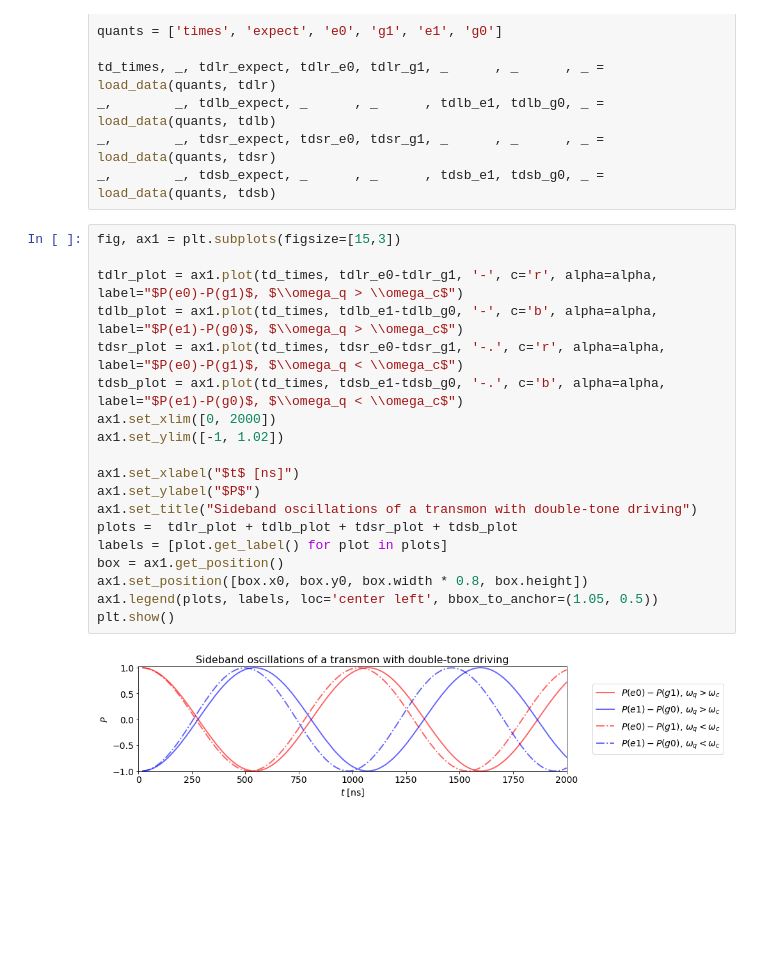
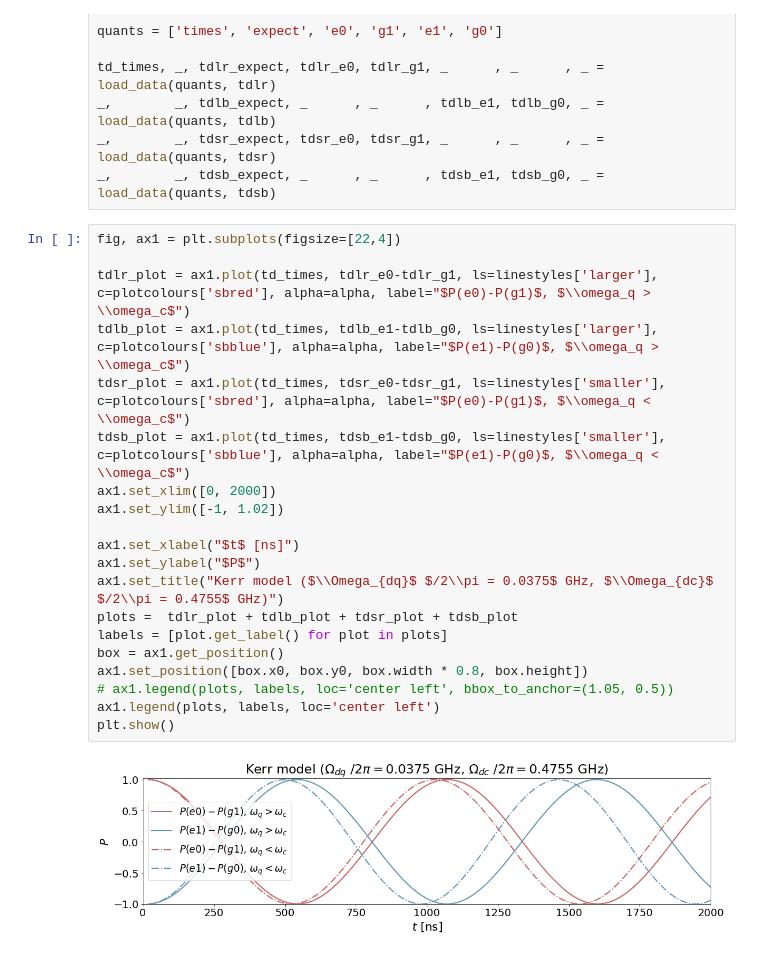
Before and after one commit to wouterkesselsap/thesis, a Jupyter notebook: tdomain_figures.ipynb, the cells around one changed output. Drawn from its saved outputs; the diff is of its cells as text; blank space fills up the shorter version.

```diff
--- a/tdomain_figures.ipynb
+++ b/tdomain_figures.ipynb
@@ -144,23 +145,24 @@ _,        _, tdlb_expect, _      , _      , tdlb_e1, tdlb_g0, _ = load_data(quan
 _,        _, tdsr_expect, tdsr_e0, tdsr_g1, _      , _      , _ = load_data(quants, tdsr)
 _,        _, tdsb_expect, _      , _      , tdsb_e1, tdsb_g0, _ = load_data(quants, tdsb)
 # %%
-fig, ax1 = plt.subplots(figsize=[15,3])
+fig, ax1 = plt.subplots(figsize=[22,4])
 
-tdlr_plot = ax1.plot(td_times, tdlr_e0-tdlr_g1, '-', c='r', alpha=alpha, label="$P(e0)-P(g1)$, $\\omega_q > \\omega_c$")
-tdlb_plot = ax1.plot(td_times, tdlb_e1-tdlb_g0, '-', c='b', alpha=alpha, label="$P(e1)-P(g0)$, $\\omega_q > \\omega_c$")
-tdsr_plot = ax1.plot(td_times, tdsr_e0-tdsr_g1, '-.', c='r', alpha=alpha, label="$P(e0)-P(g1)$, $\\omega_q < \\omega_c$")
-tdsb_plot = ax1.plot(td_times, tdsb_e1-tdsb_g0, '-.', c='b', alpha=alpha, label="$P(e1)-P(g0)$, $\\omega_q < \\omega_c$")
+tdlr_plot = ax1.plot(td_times, tdlr_e0-tdlr_g1, ls=linestyles['larger'], c=plotcolours['sbred'], alpha=alpha, label="$P(e0)-P(g1)$, $\\omega_q > \\omega_c$")
+tdlb_plot = ax1.plot(td_times, tdlb_e1-tdlb_g0, ls=linestyles['larger'], c=plotcolours['sbblue'], alpha=alpha, label="$P(e1)-P(g0)$, $\\omega_q > \\omega_c$")
+tdsr_plot = ax1.plot(td_times, tdsr_e0-tdsr_g1, ls=linestyles['smaller'], c=plotcolours['sbred'], alpha=alpha, label="$P(e0)-P(g1)$, $\\omega_q < \\omega_c$")
+tdsb_plot = ax1.plot(td_times, tdsb_e1-tdsb_g0, ls=linestyles['smaller'], c=plotcolours['sbblue'], alpha=alpha, label="$P(e1)-P(g0)$, $\\omega_q < \\omega_c$")
 ax1.set_xlim([0, 2000])
 ax1.set_ylim([-1, 1.02])
 
 ax1.set_xlabel("$t$ [ns]")
 ax1.set_ylabel("$P$")
-ax1.set_title("Sideband oscillations of a transmon with double-tone driving")
+ax1.set_title("Kerr model ($\\Omega_{dq}$ $/2\\pi = 0.0375$ GHz, $\\Omega_{dc}$ $/2\\pi = 0.4755$ GHz)")
 plots =  tdlr_plot + tdlb_plot + tdsr_plot + tdsb_plot
 labels = [plot.get_label() for plot in plots]
 box = ax1.get_position()
 ax1.set_position([box.x0, box.y0, box.width * 0.8, box.height])
-ax1.legend(plots, labels, loc='center left', bbox_to_anchor=(1.05, 0.5))
+# ax1.legend(plots, labels, loc='center left', bbox_to_anchor=(1.05, 0.5))
+ax1.legend(plots, labels, loc='center left')
 plt.show()
 # %% [output]
-[figure, old version]
+[figure, new version]
```
Also changed, not shown: parts of 3 cells of this notebook.
